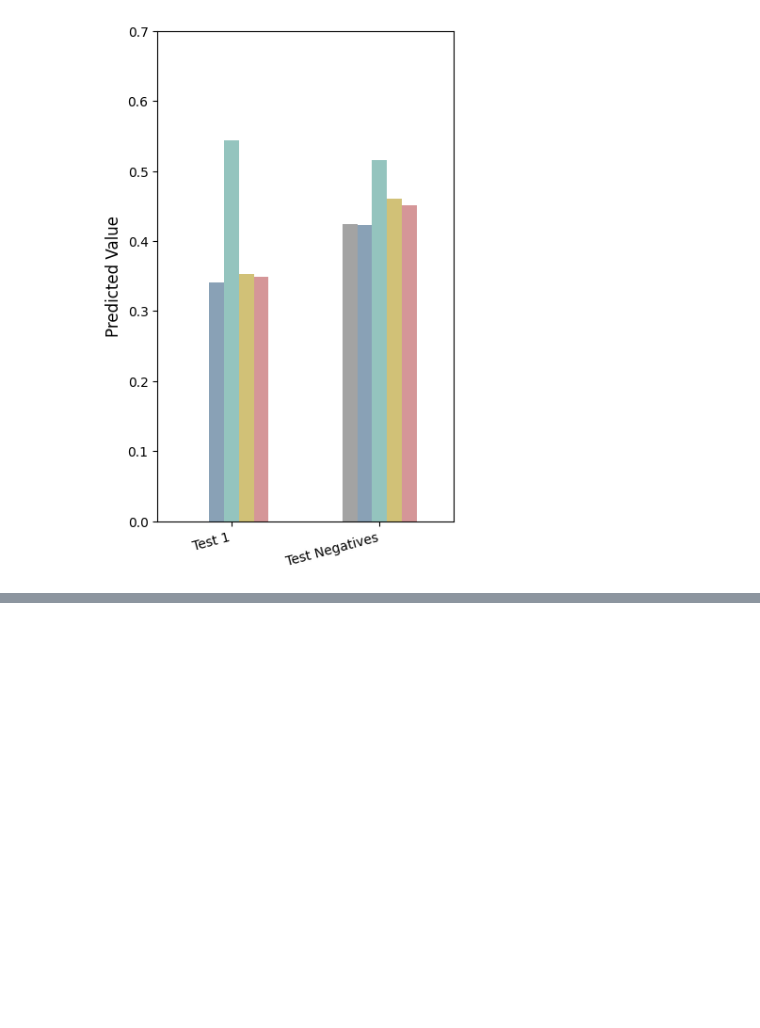
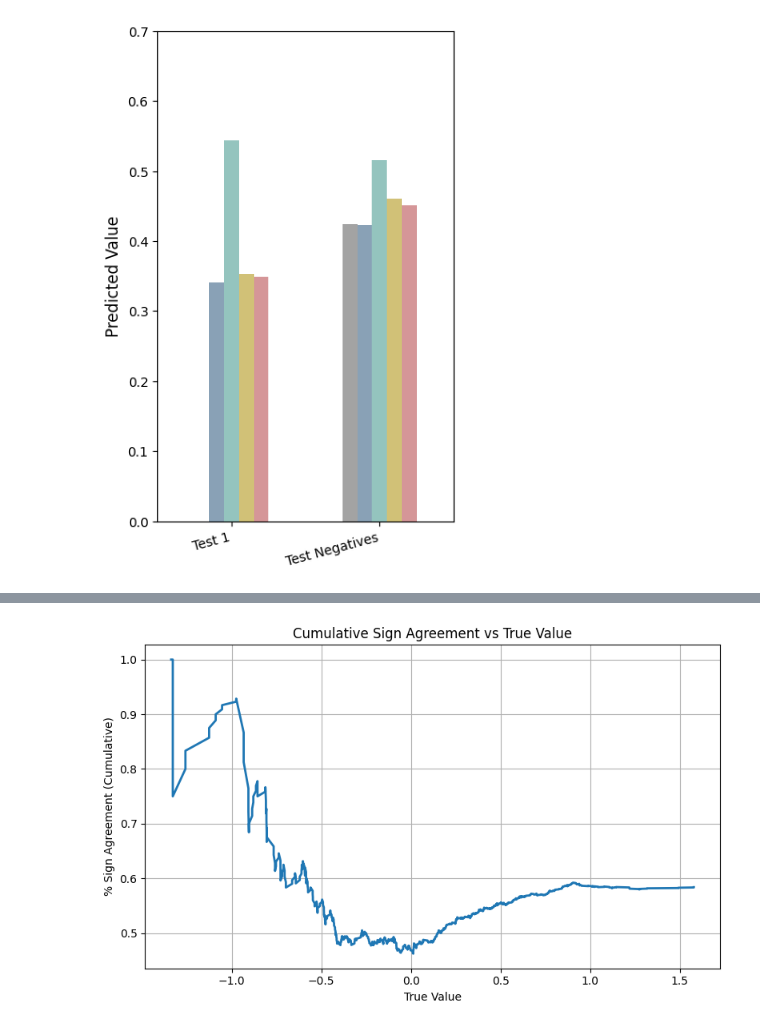
Before and after one commit to KaplowLab/liverRegression, a Jupyter notebook: notebooks/figs1.ipynb, the cells around one changed output, grey strips where cells are left out. Saved outputs shown, nothing was run; the diff lists cells and outputs as text; code cells hidden in the pictures; blank space fills up the shorter version.

```diff
--- a/notebooks/figs1.ipynb
+++ b/notebooks/figs1.ipynb
@@ -1024,0 +1038,26 @@ Spearman correlation coefficient: 0.2619, p-value: 5.544e-24
+# %%
+df = bigboss
+df = df.dropna(subset=['true', 'pred'])
+
+# Sort by true value
+df_sorted = df.sort_values(by='true').reset_index(drop=True)
+
+# Compute sign agreement: 1 if same sign, else 0
+sign_match = np.sign(df_sorted['true']) == np.sign(df_sorted['pred'])
+sign_match = sign_match.astype(int)
+df_sorted['sign_match'] = sign_match
+
+# Compute cumulative match percentage
+cumulative_percent_match = sign_match.cumsum() / (np.arange(len(sign_match)) + 1)
+
+# Plot
+plt.figure(figsize=(8, 5))
+plt.plot(df_sorted['true'], cumulative_percent_match, lw=2)
+plt.xlabel('True Value')
+plt.ylabel('% Sign Agreement (Cumulative)')
+plt.title('Cumulative Sign Agreement vs True Value')
+plt.grid(True)
+plt.tight_layout()
+plt.show()
+# %% [output]
+[figure, added]
```
Also changed, not shown: parts of 17 cells of this notebook, 9 other files.
